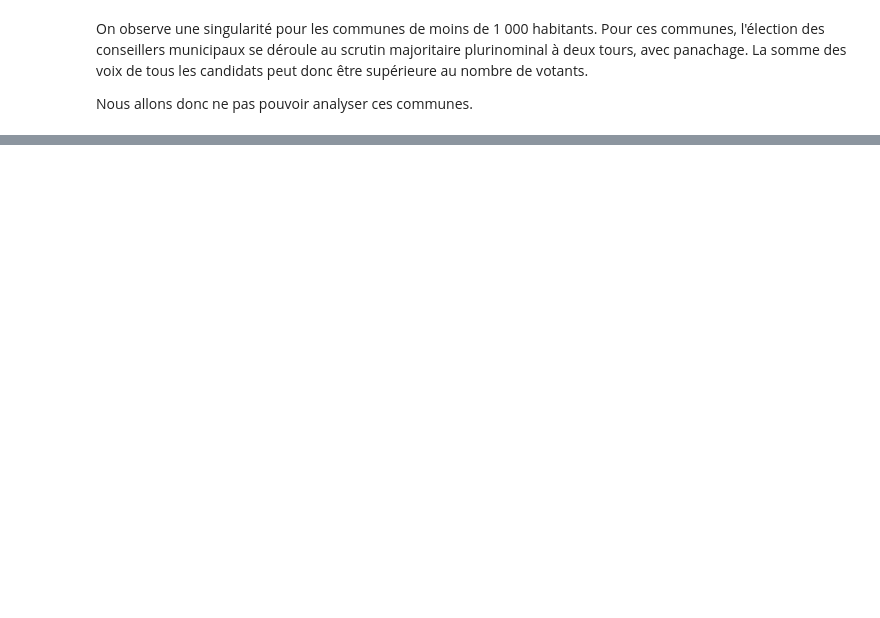
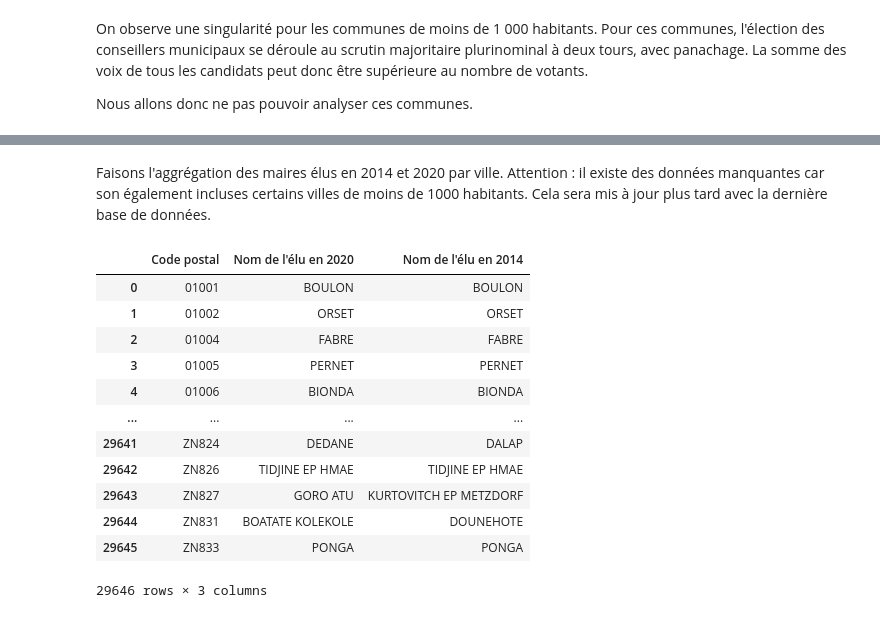
Before and after one commit to HenrideT/Projet_Python, a Jupyter notebook: Récupération.ipynb, the cells around one changed output, grey strips where cells are left out. Saved outputs shown, nothing was run; the diff lists cells and outputs as text; code cells hidden in the pictures; blank space fills up the shorter version.

```diff
--- a/Récupération.ipynb
+++ b/Récupération.ipynb
@@ -59,15 +156,26 @@ voix.insert(0, 'Voix')
+# %%
+communes = municipales_2020_T2['Code postal'].unique()
+
+noms = [f'Nom.{i}' for i in range(1,5)]
+noms.insert(0, 'Nom')
+
+voix = [f'Voix.{i}' for i in range(1,5)]
+voix.insert(0, 'Voix')
+
+muni2 = municipales_2020_T2.copy(deep=True)
 # %%
-maires = pd.DataFrame(columns=['Villes', 'Maire'])
+maires = pd.DataFrame(columns=['Code postal', "Nom de l'élu en 2020"])
 
 for i in communes:
-    nombre_candidats = compte_candidats(list(municipales_2020.loc[municipales_2020['Libellé de la commune']==i][noms].iloc[0]))
+    nombre_candidats = compte_candidats(list(muni2.loc[muni2['Code postal']==i][noms].iloc[0]))
     max_voix = 0
     indice_max = 0
-    if i=="Saint-Savin":
-        print(i)
-    for j in range(nombre_candidats):
-        actuel = municipales_2020.loc[municipales_2020['Libellé de la commune']==i][voix[j]].sum()
-        if actuel > max_voix:
-            max_voix = actuel
-            indice_max = j
-    maires = maires.append([i, municipales_2020.loc[municipales_2020['Libellé de la commune']==i][noms[indice_max]]])
+    if nombre_candidats == 1:
+        maires.loc[len(maires)] = [i, muni2.loc[muni2['Code postal']==i]['Nom'].unique()]
+    else:
+        for j in range(nombre_candidats):
+            actuel = muni2.loc[muni2['Code postal']==i][voix[j]].sum()
+            if actuel > max_voix:
+                max_voix = actuel
+                indice_max = j
+        maires.loc[len(maires)] = [i, muni2.loc[muni2['Code postal']==i][noms[indice_max]].unique()]
@@ -77,3 +183,9 @@ KeyboardInterrupt:
 On observe une singularité pour les communes de moins de 1 000 habitants. Pour ces communes, l'élection des conseillers municipaux se déroule au scrutin majoritaire plurinominal à deux tours, avec panachage. La somme des voix de tous les candidats peut donc être supérieure au nombre de votants.
 
 Nous allons donc ne pas pouvoir analyser ces communes.
+# %%
+# Rendons les noms des maires plus lisibles en les mettant en string
+def normalise_nom(nom):
+    return str(nom)[2:-2]
+
+maires["Nom de l'élu en 2020"] = maires["Nom de l'élu en 2020"].apply(lambda ligne: normalise_nom(ligne))
@@ -79,0 +210,2 @@ Nous allons donc ne pas pouvoir analyser ces communes.
+# %%
+municipales_2020 = pd.concat([municipales_2020_T1[['Code postal', "Nom de l'élu en 2020"]], maires], axis=0)
@@ -79,0 +228,20 @@ Nous allons donc ne pas pouvoir analyser ces communes.
+# %% [markdown]
+Faisons l'aggrégation des maires élus en 2014 et 2020 par ville.
+Attention : il existe des données manquantes car son également incluses certains villes de moins de 1000 habitants. Cela sera mis à jour plus tard avec la dernière base de données.
+# %%
+municipales_2014_et_2020 = municipales_2020.copy(deep= True)
+municipales_2014_et_2020.merge(municipales_2014[["Code postal", "Nom de l'élu en 2014"]], on = 'Code postal')
+# %% [output]
+|  | Code postal | Nom de l'élu en 2020 | Nom de l'élu en 2014 |
+| 0 | 01001 | BOULON | BOULON |
+| 1 | 01002 | ORSET | ORSET |
+| 2 | 01004 | FABRE | FABRE |
+| 3 | 01005 | PERNET | PERNET |
+| 4 | 01006 | BIONDA | BIONDA |
+| ... | ... | ... | ... |
+| 29641 | ZN824 | DEDANE | DALAP |
+| 29642 | ZN826 | TIDJINE EP HMAE | TIDJINE EP HMAE |
+| 29643 | ZN827 | GORO ATU | KURTOVITCH EP METZDORF |
+| 29644 | ZN831 | BOATATE KOLEKOLE | DOUNEHOTE |
+| 29645 | ZN833 | PONGA | PONGA |
+29646 rows × 3 columns
```
Also changed, not shown: parts of 23 cells of this notebook.
